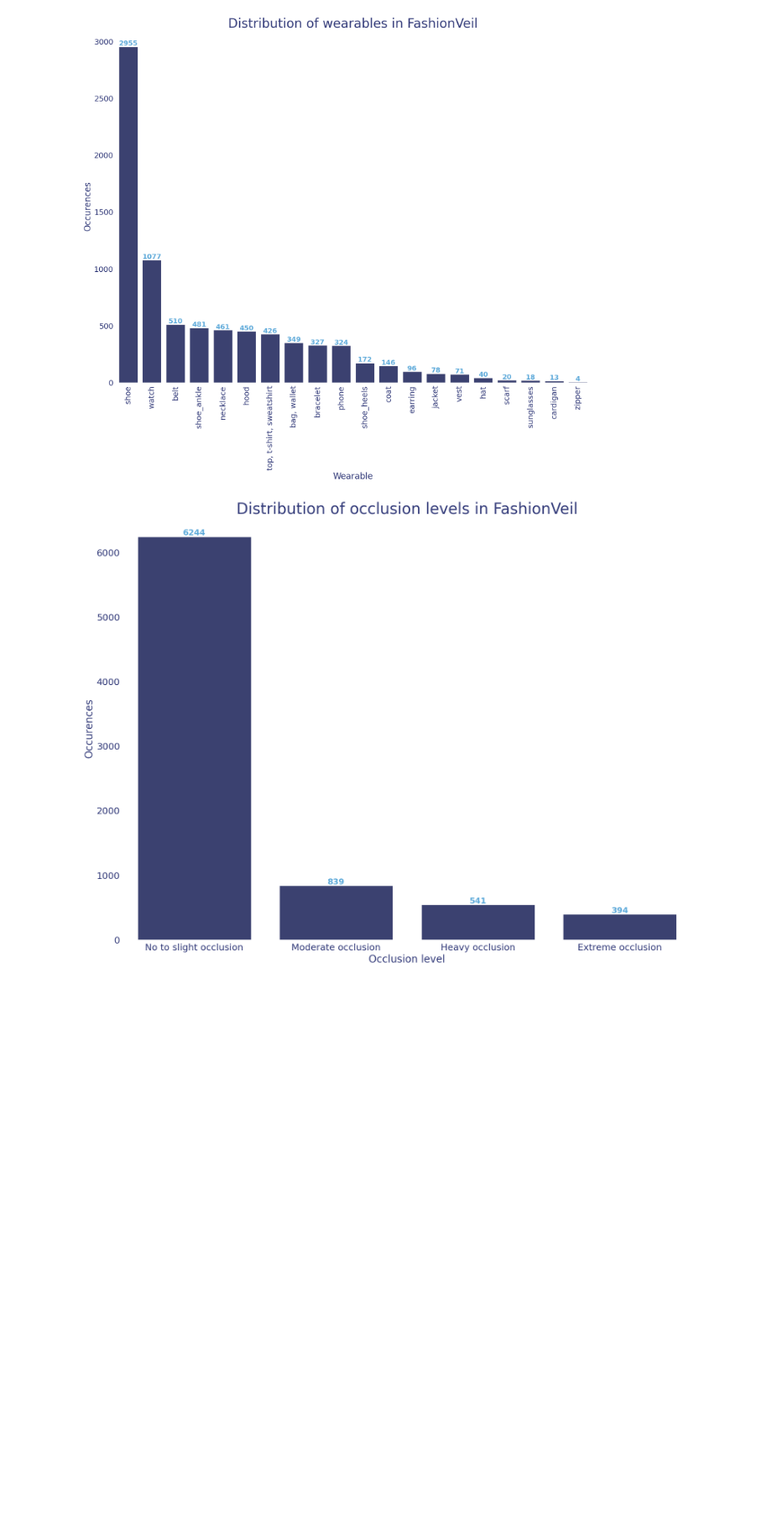
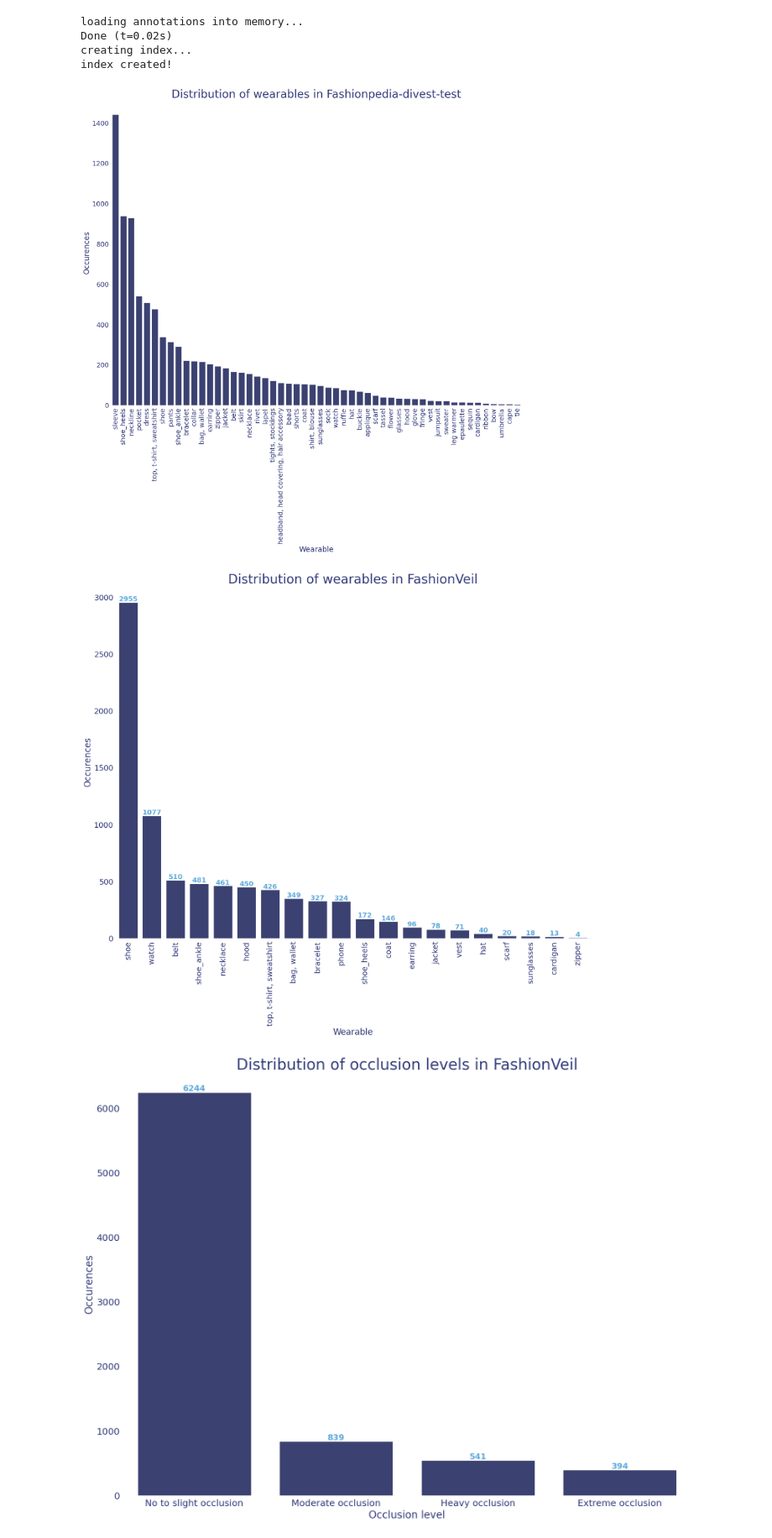
Before and after one commit to DatSplit/FashionVeil, a Jupyter notebook: dataset_preprocessing/FashionVeil_Fashionpedia_divest_analysis.ipynb, the cells around one changed output. Shown at 84% size. Drawn from its saved outputs; the diff is of its cells as text; code cells hidden in the pictures; blank space fills up the shorter version.

```diff
--- a/dataset_preprocessing/FashionVeil_analysis.ipynb
+++ b/dataset_preprocessing/FashionVeil_Fashionpedia_divest_analysis.ipynb
@@ -57,0 +174,61 @@ process_annotation_files('curate_xanylabeling_annotations/FashionVeil/')
+# %%
+from pycocotools.coco import COCO
+import pandas as pd
+
+def extract_objects_from_coco(coco_file_path: str) -> pd.DataFrame:
+    """
+    Extract object information from a COCO format file.
+
+    Args:
+        coco_file_path (str): Path to the COCO format JSON file
+
+    Returns:
+        pd.DataFrame: DataFrame with columns ['file_name', 'object']
+    """
+    # Load COCO file
+    coco = COCO(coco_file_path)
+
+    # Get category information
+    categories = {cat['id']: cat['name'] for cat in coco.dataset['categories']}
+
+    # Get image information
+    images = {img['id']: img['file_name'] for img in coco.dataset['images']}
+    logger.info(f"Extracted #images: {len(images)} annotations from COCO file.")
+    annotation_details = []
+
+    # Process each annotation
+    for ann in coco.dataset['annotations']:
+        # Get image file name
+        file_name = images[ann['image_id']]
+
+
+        # Get object category name
+        object_name = categories[ann['category_id']]
+
+        annotation_details.append({
+            'file_name': file_name,
+            'object': object_name
+        })
+
+    return pd.DataFrame(annotation_details)
+
+# Use the function to extract data from COCO file
+annotation_data = extract_objects_from_coco('/home/datsplit/FashionVeil/dataset_preprocessing/fashionpedia-divest-test.json')
+
+# Filter for specific items only
+# target_items = ['shoe', 'shoe_ankle', 'shoe_heels', 'glasses', 'sunglasses', 'necklace', 'bracelet', 'earring']
+# filtered_data = annotation_data[annotation_data['object'].isin(target_items)]
+
+# Get object counts for filtered data
+object_counts = annotation_data['object'].value_counts().reset_index()
+
+# # Define the desired order
+# desired_order = ['shoe', 'shoe_heels', 'shoe_ankle', 'glasses', 'sunglasses', 'necklace', 'bracelet', 'earring']
+
+# # Reorder the object_counts DataFrame according to desired order
+# object_counts['object'] = pd.Categorical(object_counts['object'], categories=desired_order, ordered=True)
+# object_counts = object_counts.sort_values('object').reset_index(drop=True)
+
+# Generate the histogram
+generate_histogram(object_counts, 'object', 'count','Distribution of wearables in Fashionpedia-divest-test', 'Wearable','Occurences', 'fashionpedia_divest_test_histogram_from_coco', rotation=90, show_labels=False)
+# %% [output]
@@ -58,3 +236,8 @@ process_annotation_files('curate_xanylabeling_annotations/FashionVeil/')
+loading annotations into memory...
+Done (t=0.02s)
+creating index...
+index created!
+[figure, added]
 # %%
 import seaborn as sns
 import matplotlib.pyplot as plt
```
Also changed, not shown: parts of 6 cells of this notebook, 19 other files.
